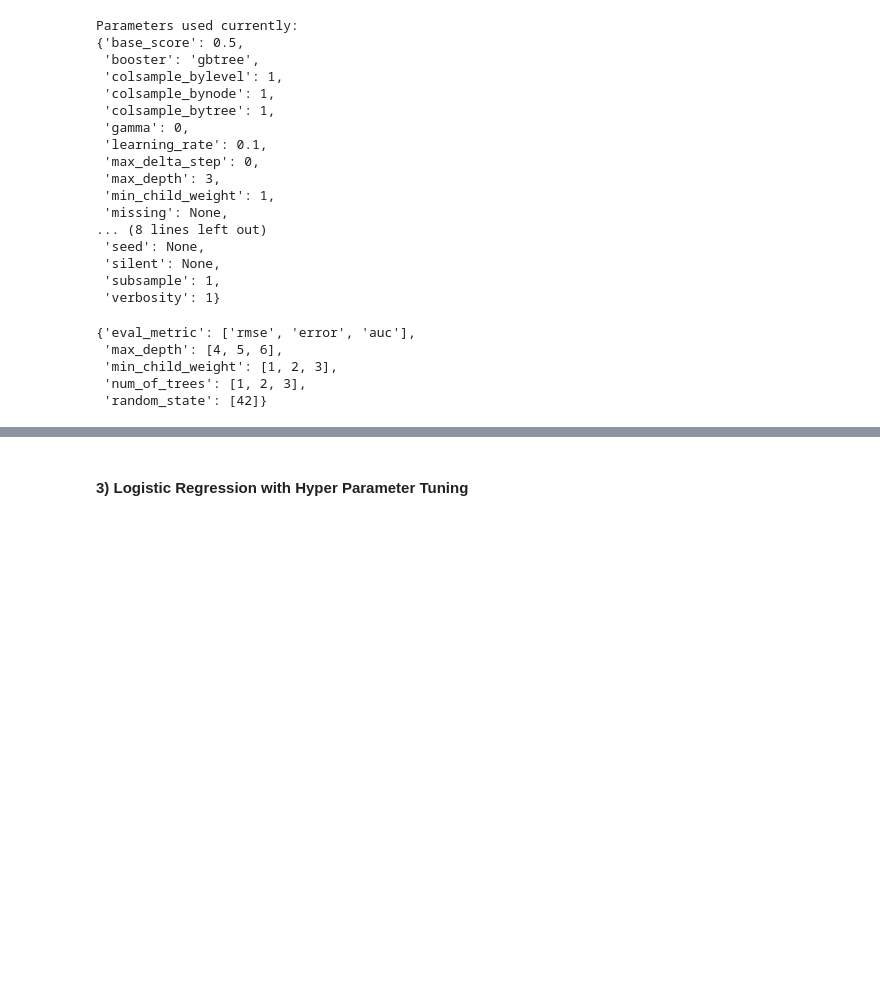
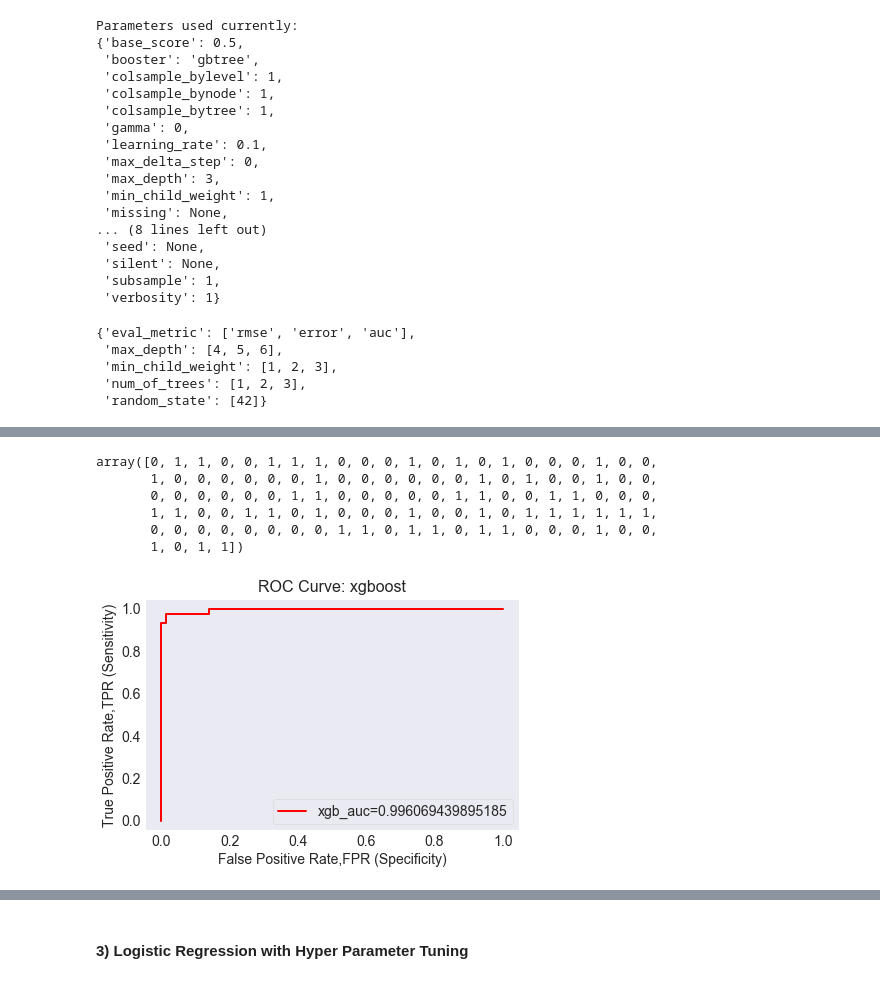
Before and after one commit to shubhramahey/Breast-Cancer-Analysis, a Jupyter notebook: Breast Cancer Analysis.ipynb, the cells around one changed output, grey strips where cells are left out. Drawn from its saved outputs; the diff is of its cells as text; code cells hidden in the pictures; blank space fills up the shorter version.

```diff
--- a/Breast Cancer Analysis.ipynb
+++ b/Breast Cancer Analysis.ipynb
@@ -1064,0 +1196,5 @@ Therefore, XGBoost model accuracy improved 0.89% when we ran it with the best pa
+# %%
+np.set_printoptions(suppress=True) #prevent numpy exponential, default is False
+xgb_prob = model_xgb.predict_proba(x_test)
+xgb_scores = xgb_prob[:,1]
+xgb_scores
@@ -1064,0 +1219,23 @@ Therefore, XGBoost model accuracy improved 0.89% when we ran it with the best pa
+# %%
+y_pred_xgb
+# %% [output]
+array([0, 1, 1, 0, 0, 1, 1, 1, 0, 0, 0, 1, 0, 1, 0, 1, 0, 0, 0, 1, 0, 0,
+       1, 0, 0, 0, 0, 0, 0, 1, 0, 0, 0, 0, 0, 0, 1, 0, 1, 0, 0, 1, 0, 0,
+       0, 0, 0, 0, 0, 0, 1, 1, 0, 0, 0, 0, 0, 1, 1, 0, 0, 1, 1, 0, 0, 0,
+       1, 1, 0, 0, 1, 1, 0, 1, 0, 0, 0, 1, 0, 0, 1, 0, 1, 1, 1, 1, 1, 1,
+       0, 0, 0, 0, 0, 0, 0, 0, 1, 1, 0, 1, 1, 0, 1, 1, 0, 0, 0, 1, 0, 0,
+       1, 0, 1, 1])
+# %%
+# ROC plot and AUC (area under the curve) for XGBoost
+
+fpr, tpr, _ = metrics.roc_curve(y_test,  xgb_scores)
+auc = metrics.roc_auc_score(y_test, xgb_scores)
+plt.figure(figsize=(6,4))
+plt.plot(fpr,tpr,linewidth=2,label="xgb_auc="+str(auc), color='r')
+plt.xlabel('False Positive Rate,FPR (Specificity)', fontsize=14)
+plt.ylabel('True Positive Rate,TPR (Sensitivity)', fontsize=14)
+plt.title('ROC Curve: xgboost', fontsize=16)
+plt.legend(loc=4)
+plt.show()
+# %% [output]
+[figure, added]
```
Also changed, not shown: parts of 66 cells of this notebook.
